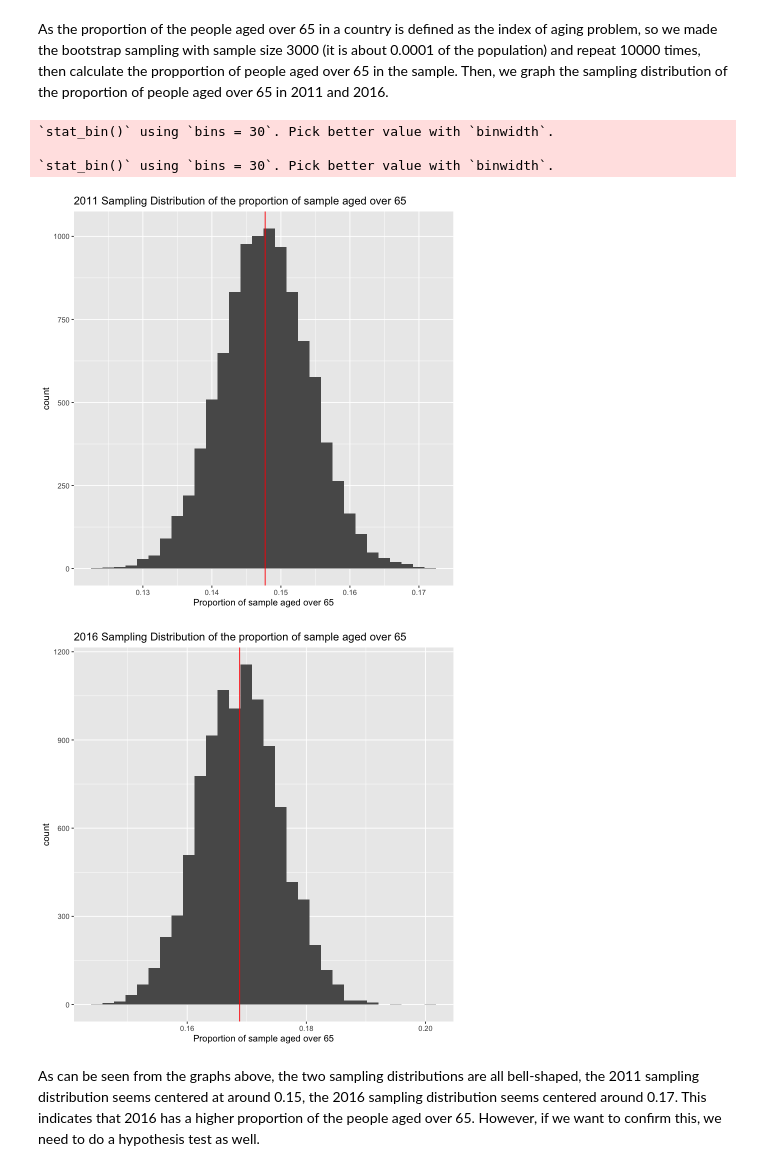
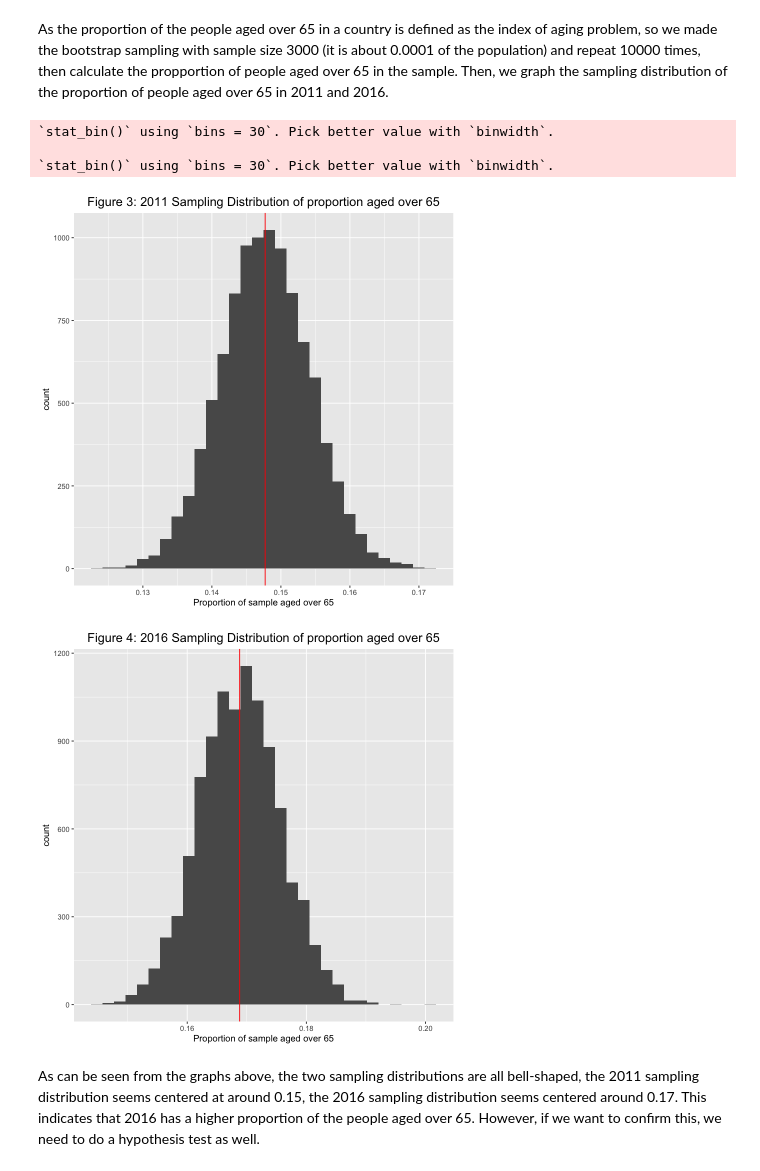
Before and after one commit to felixmachaoran/Age_Distibution, a Jupyter notebook: proposal.ipynb, the cells around one changed output. Drawn from its saved outputs; the diff is of its cells as text; code cells hidden in the pictures.

```diff
--- a/proposal.ipynb
+++ b/proposal.ipynb
@@ -114,33 +134,35 @@ As the proportion of the people aged over 65 in a country is defined as the inde
 # %%
 ### bootstrap 2011
 set.seed(123)
 boot_2011_sample <- rep_sample_n(obs_2011_noNA, size=3000, replace = TRUE, rep=10000) %>%
                     group_by(replicate) %>%
                     summarise(prop_over_65 = mean(obs_2011_noNA >=65))
 boot_2011_dist <- boot_2011_sample %>%
                 ggplot(aes(x = prop_over_65)) +
                 geom_histogram() +
                 xlab("Proportion of sample aged over 65") +
-                ggtitle("2011 Sampling Distribution of the proportion of sample aged over 65")+
-                geom_vline(xintercept=mean(boot_2011_sample$prop_over_65), col="red")
+                ggtitle("Figure 3: 2011 Sampling Distribution of proportion aged over 65")+
+                geom_vline(xintercept=mean(boot_2011_sample$prop_over_65), col="red")+
+                theme(plot.title = element_text(hjust = 0.5, size=15))
 boot_2011_dist
 ### bootstrap 2016
 boot_2016_sample <- rep_sample_n(obs_2016, size=3000, replace = TRUE, rep=10000) %>%
                     group_by(replicate) %>%
                     summarise(prop_over_65 = mean(obs_2016 >=65))
 boot_2016_dist <- boot_2016_sample %>%
                 ggplot(aes(x = prop_over_65)) +
                 geom_histogram() +
                 xlab("Proportion of sample aged over 65") +
-                ggtitle("2016 Sampling Distribution of the proportion of sample aged over 65")+
-                geom_vline(xintercept=mean(boot_2016_sample$prop_over_65), col="red")
+                ggtitle("Figure 4: 2016 Sampling Distribution of proportion aged over 65")+
+                geom_vline(xintercept=mean(boot_2016_sample$prop_over_65), col="red")+
+                theme(plot.title = element_text(hjust = 0.5, size=15))
 boot_2016_dist
 # %% [output]
 `stat_bin()` using `bins = 30`. Pick better value with `binwidth`.
 
 `stat_bin()` using `bins = 30`. Pick better value with `binwidth`.
-[figure, old version]
+[figure, new version]
-[figure, old version]
+[figure, new version]
 # %% [markdown]
 As can be seen from the graphs above, the two sampling distributions are all bell-shaped, the 2011 sampling distribution seems centered at around 0.15, the 2016 sampling distribution seems centered around 0.17. This indicates that 2016 has a higher proportion of the people aged over 65. However, if we want to confirm this, we need to do a hypothesis test as well.
 # %% [markdown]
```
Also changed, not shown: parts of 10 cells of this notebook.
